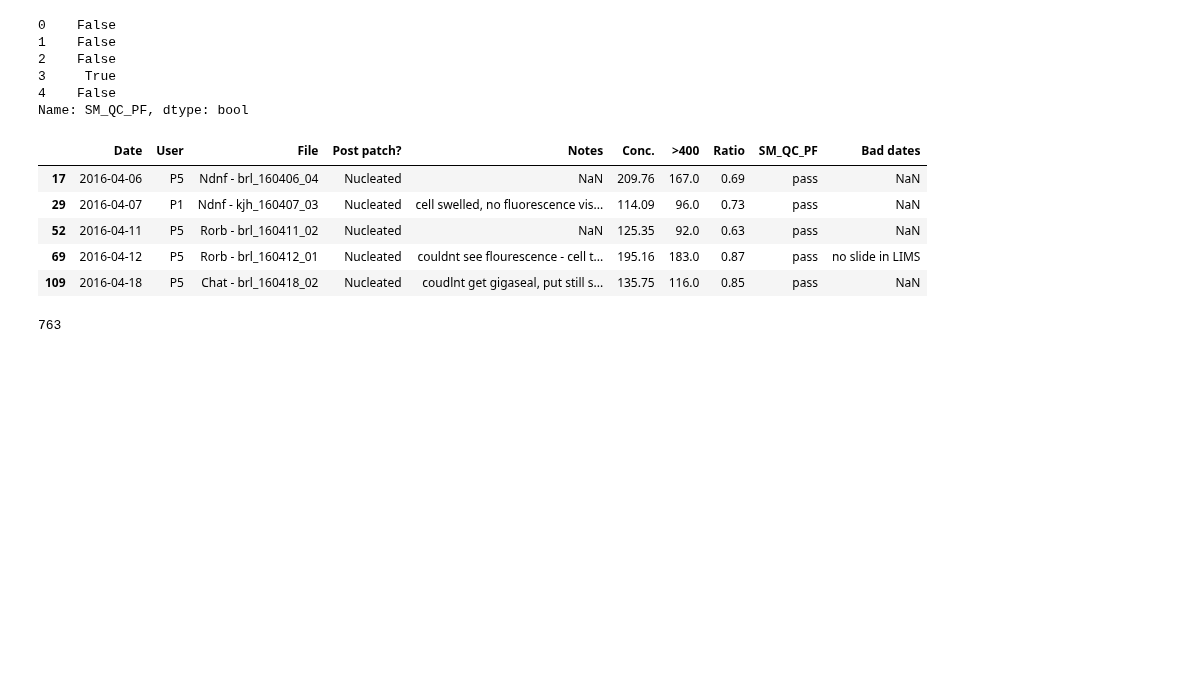
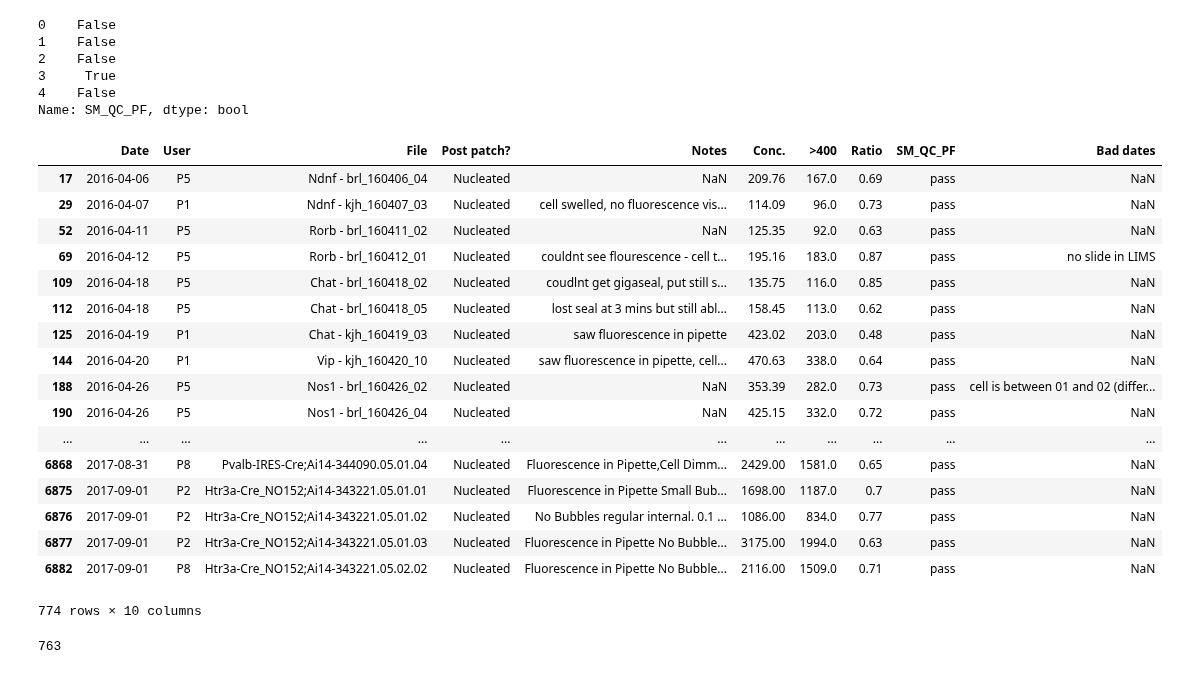
Before and after one commit to ru57y34nn/patchseq_gdoc_analysis, a Jupyter notebook: patchseq_gdoc_bubbles_analysis.ipynb, the cells around one changed output. Drawn from its saved outputs; the diff is of its cells as text; code cells hidden in the pictures; blank space fills up the shorter version.

Commit message:
updated nucleated pass percentage

```diff
--- a/patchseq_gdoc_bubbles_analysis.ipynb
+++ b/patchseq_gdoc_bubbles_analysis.ipynb
@@ -91,14 +91,26 @@ pas.head()
 Name: SM_QC_PF, dtype: bool
 # %%
 np = ps[mask & pas]
-np.head()
+np
 # %% [output]
 |  | Date | User | File | Post patch? | Notes | Conc. | >400 | Ratio | SM_QC_PF | Bad dates |
 | 17 | 2016-04-06 | P5 | Ndnf - brl_160406_04 | Nucleated | NaN | 209.76 | 167.0 | 0.69 | pass | NaN |
 | 29 | 2016-04-07 | P1 | Ndnf - kjh_160407_03 | Nucleated | cell swelled, no fluorescence vis... | 114.09 | 96.0 | 0.73 | pass | NaN |
 | 52 | 2016-04-11 | P5 | Rorb - brl_160411_02 | Nucleated | NaN | 125.35 | 92.0 | 0.63 | pass | NaN |
 | 69 | 2016-04-12 | P5 | Rorb - brl_160412_01 | Nucleated | couldnt see flourescence - cell t... | 195.16 | 183.0 | 0.87 | pass | no slide in LIMS |
 | 109 | 2016-04-18 | P5 | Chat - brl_160418_02 | Nucleated | coudlnt get gigaseal, put still s... | 135.75 | 116.0 | 0.85 | pass | NaN |
+| 112 | 2016-04-18 | P5 | Chat - brl_160418_05 | Nucleated | lost seal at 3 mins but still abl... | 158.45 | 113.0 | 0.62 | pass | NaN |
+| 125 | 2016-04-19 | P1 | Chat - kjh_160419_03 | Nucleated | saw fluorescence in pipette | 423.02 | 203.0 | 0.48 | pass | NaN |
+| 144 | 2016-04-20 | P1 | Vip - kjh_160420_10 | Nucleated | saw fluorescence in pipette, cell... | 470.63 | 338.0 | 0.64 | pass | NaN |
+| 188 | 2016-04-26 | P5 | Nos1 - brl_160426_02 | Nucleated | NaN | 353.39 | 282.0 | 0.73 | pass | cell is between 01 and 02 (differ... |
+| 190 | 2016-04-26 | P5 | Nos1 - brl_160426_04 | Nucleated | NaN | 425.15 | 332.0 | 0.72 | pass | NaN |
+| ... | ... | ... | ... | ... | ... | ... | ... | ... | ... | ... |
+| 6868 | 2017-08-31 | P8 | Pvalb-IRES-Cre;Ai14-344090.05.01.04 | Nucleated | Fluorescence in Pipette,Cell Dimm... | 2429.00 | 1581.0 | 0.65 | pass | NaN |
+| 6875 | 2017-09-01 | P2 | Htr3a-Cre_NO152;Ai14-343221.05.01.01 | Nucleated | Fluorescence in Pipette Small Bub... | 1698.00 | 1187.0 | 0.7 | pass | NaN |
+| 6876 | 2017-09-01 | P2 | Htr3a-Cre_NO152;Ai14-343221.05.01.02 | Nucleated | No Bubbles regular internal. 0.1 ... | 1086.00 | 834.0 | 0.77 | pass | NaN |
+| 6877 | 2017-09-01 | P2 | Htr3a-Cre_NO152;Ai14-343221.05.01.03 | Nucleated | Fluorescence in Pipette No Bubble... | 3175.00 | 1994.0 | 0.63 | pass | NaN |
+| 6882 | 2017-09-01 | P8 | Htr3a-Cre_NO152;Ai14-343221.05.02.02 | Nucleated | Fluorescence in Pipette No Bubble... | 2116.00 | 1509.0 | 0.71 | pass | NaN |
+774 rows × 10 columns
 # %%
 nuc_pass = np["Post patch?"].count()
 nuc_pass
```
Also changed, not shown: parts of 3 cells of this notebook.
